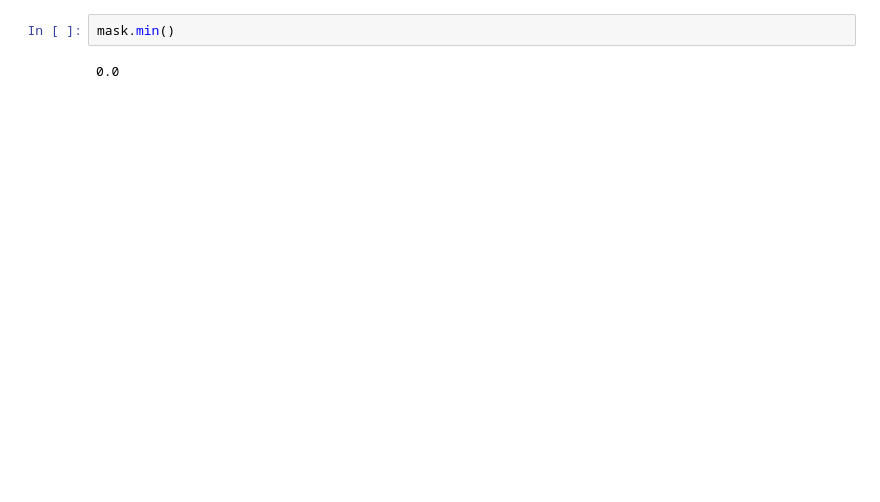
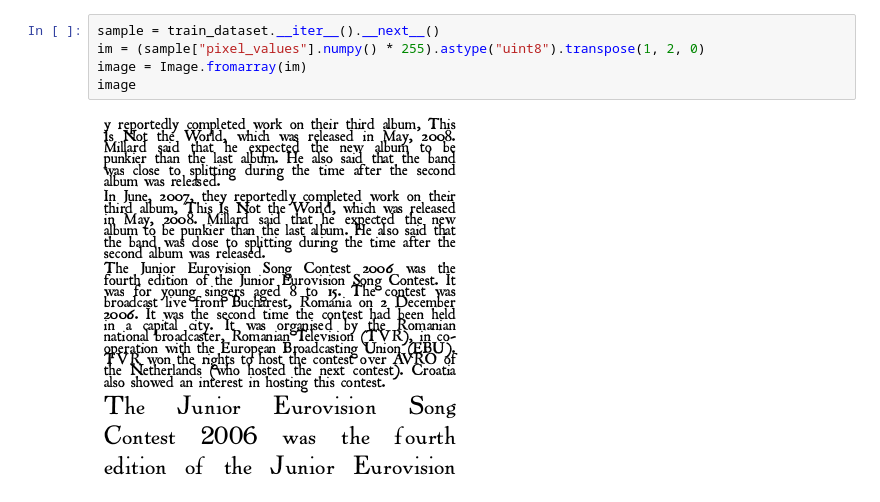
Before and after one commit to nadavborenstein/pixel-bw, a Jupyter notebook: playground.ipynb, the cells around one changed output. Cells and saved outputs as stored; diff of their text form; blank space fills up the shorter version.

```diff
--- a/playground.ipynb
+++ b/playground.ipynb
@@ -75,4 +131,7 @@ INFO:root:randomizing dataset with worker id=0 and epoch=2
-# %%
-mask.min()
-# %% [output]
-0.0
+# %%
+sample = train_dataset.__iter__().__next__()
+im = (sample["pixel_values"].numpy() * 255).astype("uint8").transpose(1, 2, 0)
+image = Image.fromarray(im)
+image
+# %% [output]
+[figure, added]
```
Also changed, not shown: parts of 15 cells of this notebook, 30 other files.
